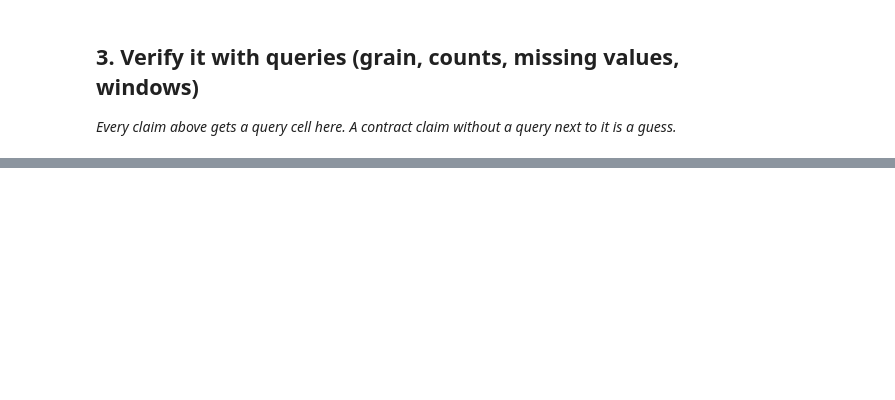
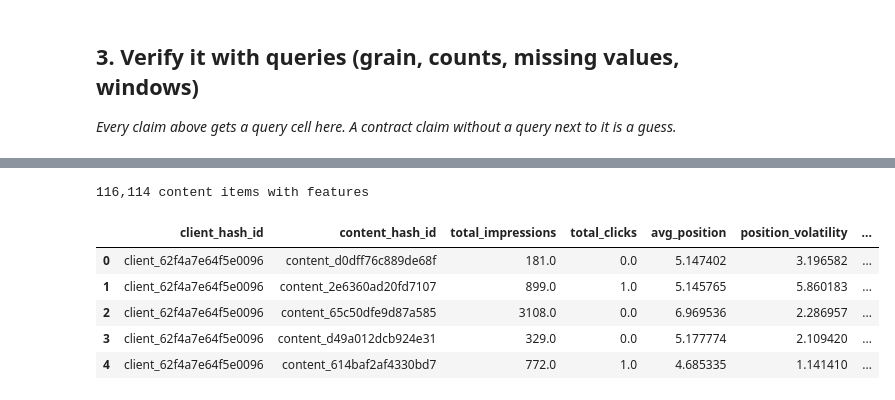
Before and after one commit to LaibaTaseen/flyrank-ml-internship, a Jupyter notebook: work/notebooks/w03_data_contract.ipynb, the cells around one changed output, grey strips where cells are left out. Cells and saved outputs as stored; diff of their text form; code cells hidden in the pictures; blank space fills up the shorter version.

```diff
--- a/work/notebooks/w03_data_contract.ipynb
+++ b/work/notebooks/w03_data_contract.ipynb
@@ -29,0 +142,27 @@ This skeleton is yours to fill. Work the sections **in order** — each one has
+# %%
+# Five features built from March 2026 (month=2026-03), each knowable at the decision moment
+features_march = con.sql(f"""
+    SELECT
+        client_hash_id,
+        content_hash_id,
+        SUM(gsc_impressions)                         AS total_impressions,
+        SUM(gsc_clicks)                               AS total_clicks,
+        AVG(gsc_avg_position)                         AS avg_position,
+        STDDEV(gsc_avg_position)                      AS position_volatility,
+        COUNT(*) FILTER (WHERE gsc_data_available IS TRUE) AS days_with_data
+    FROM {TABLES['fact_daily']}
+    WHERE report_date >= '2026-03-01' AND report_date < '2026-04-01'
+    GROUP BY 1, 2
+    HAVING total_impressions >= 50
+""").df()
+
+print(f'{len(features_march):,} content items with features')
+features_march.head()
+# %% [output]
+116,114 content items with features
+|  | client_hash_id | content_hash_id | total_impressions | total_clicks | avg_position | position_volatility | ... |
+| 0 | client_62f4a7e64f5e0096 | content_d0dff76c889de68f | 181.0 | 0.0 | 5.147402 | 3.196582 | ... |
+| 1 | client_62f4a7e64f5e0096 | content_2e6360ad20fd7107 | 899.0 | 1.0 | 5.145765 | 5.860183 | ... |
+| 2 | client_62f4a7e64f5e0096 | content_65c50dfe9d87a585 | 3108.0 | 0.0 | 6.969536 | 2.286957 | ... |
+| 3 | client_62f4a7e64f5e0096 | content_d49a012dcb924e31 | 329.0 | 0.0 | 5.177774 | 2.109420 | ... |
+| 4 | client_62f4a7e64f5e0096 | content_614baf2af4330bd7 | 772.0 | 1.0 | 4.685335 | 1.141410 | ... |
```
Also changed, not shown: parts of 14 cells of this notebook.
